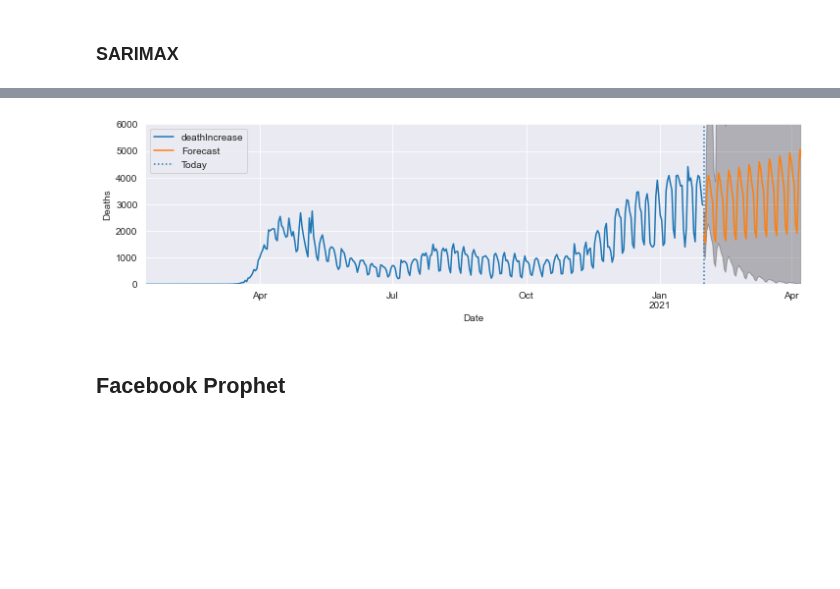
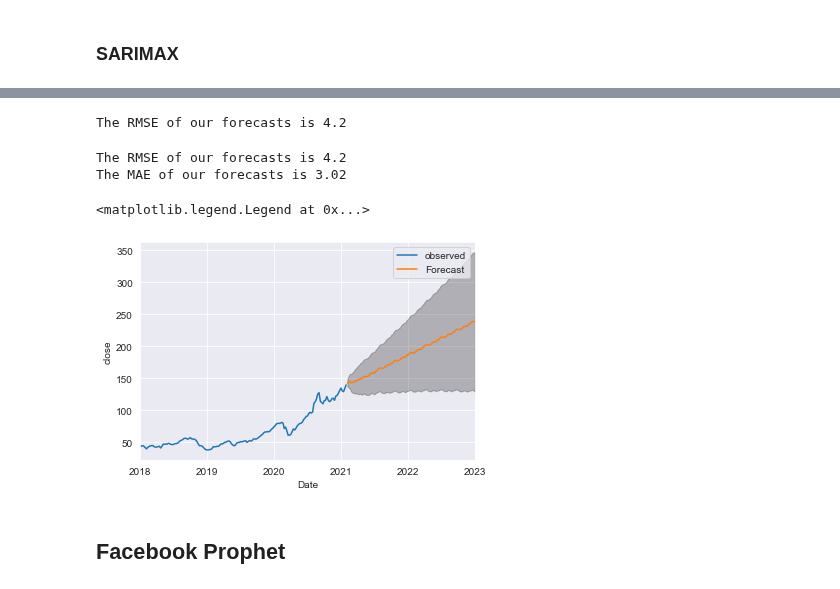
Before and after one commit to ghcn345/Stock-Market-Prediction, a Jupyter notebook: stock_market.ipynb, the cells around one changed output, grey strips where cells are left out. Drawn from its saved outputs; the diff is of its cells as text; code cells hidden in the pictures; blank space fills up the shorter version.

```diff
--- a/stock_market.ipynb
+++ b/stock_market.ipynb
@@ -126,7 +126,7 @@ msft.options
  '2023-01-20',
  '2023-03-17')
 # %%
-df = yf.download("AAPL", start="2017-01-01", end="2021-02-01")
+df = yf.download("AAPL", start="2018-01-01", end="2021-02-01")
 # %% [output]
 [*********************100%***********************]  1 of 1 completed
 # %%
@@ -188,3 +188,5 @@ plot_pacf(df['Adj Close'], title='Adj Close Partial Autocorrelation', ax=ax[1]);
 #plt.savefig('images/acf.jpeg', format='jpeg')
 # %% [output]
 [figure]
+# %%
+close = df.Close.resample('W').mean()
@@ -618,13 +366,0 @@ plt.show()
-# %%
-# Re-run model on entire dataset
-SARIMAX_MODEL = SARIMAX(endog=np.log(deaths),
-                      order=ans_df.loc[ans_df['aic'].idxmin()][0],
-                      seasonal_order=ans_df.loc[ans_df['aic'].idxmin()][1],
-                      enforce_stationarity=False,
-                      enforce_invertibility=False)
-
-# Fit the model and print results
-output = SARIMAX_MODEL.fit()
-
-print(output.summary().tables[0])
-print(output.summary().tables[1])
@@ -650,24 +367,43 @@ sigma2         0.0660      0.003     20.357      0.000       0.060       0.072
+# %%
+# Get the real and predicted values
+close_forecasted = pred.predicted_mean
+close_truth = close['2020':]
+
+# Compute the mean square error
+mse = ((close_forecasted - close_truth) ** 2).mean()
+print('The RMSE of our forecasts is {}'.format(round(mse**.5, 2)))
+# %% [output]
+The RMSE of our forecasts is 4.2
+# %%
+# calculate root mean squared error
+sarimax_rmse = mean_squared_error(close_truth, close_forecasted, squared=False)
+# calculate mean absolute error
+sarimax_mae = mean_absolute_error(close_truth, close_forecasted)
+
+print('The RMSE of our forecasts is {}'.format(round(sarimax_rmse, 2)))
+print('The MAE of our forecasts is {}'.format(round(sarimax_mae, 2)))
+# %% [output]
+The RMSE of our forecasts is 4.2
+The MAE of our forecasts is 3.02
 # %%
-# Get forecast 30 days ahead in future
-prediction = output.get_forecast(steps=len(deaths)//10+30)
+# Get forecast 100 steps ahead in future
+prediction = output.get_forecast(steps=100)
 
 # Get confidence intervals of forecasts
-pred_conf = prediction.conf_int(alpha=.1)
+pred_conf = prediction.conf_int()
 # %%
-# Plot future predictions with confidence intervals
-ax = deaths.plot(label='observed', figsize=(12, 3))
-np.exp(prediction.predicted_mean).plot(ax=ax, label='Forecast')
+ax = close.plot(label='observed')
+prediction.predicted_mean.plot(ax=ax, label='Forecast')
 ax.fill_between(pred_conf.index,
-                np.exp(pred_conf.iloc[:, 0]),
-                np.exp(pred_conf.iloc[:, 1]), color='k', alpha=0.25)
+                pred_conf.iloc[:, 0],
+                pred_conf.iloc[:, 1], color='k', alpha=0.25)
 ax.set_xlabel('Date')
-ax.set_ylabel('Deaths')
-ax.set_ylim(bottom=0, top=6000)
-plt.vlines(x=deaths.index[-1]+pd.DateOffset(1), ymin=0, ymax=10000, linestyles='dotted', label='Today')
+ax.set_ylabel('close')
+
 plt.legend()
-plt.show()
 # %% [output]
+<matplotlib.legend.Legend at 0x...>
-[figure, old version]
+[figure, new version]
 # %% [markdown]
 ## Facebook Prophet
 # %%
```
Also changed, not shown: parts of 43 cells of this notebook.
